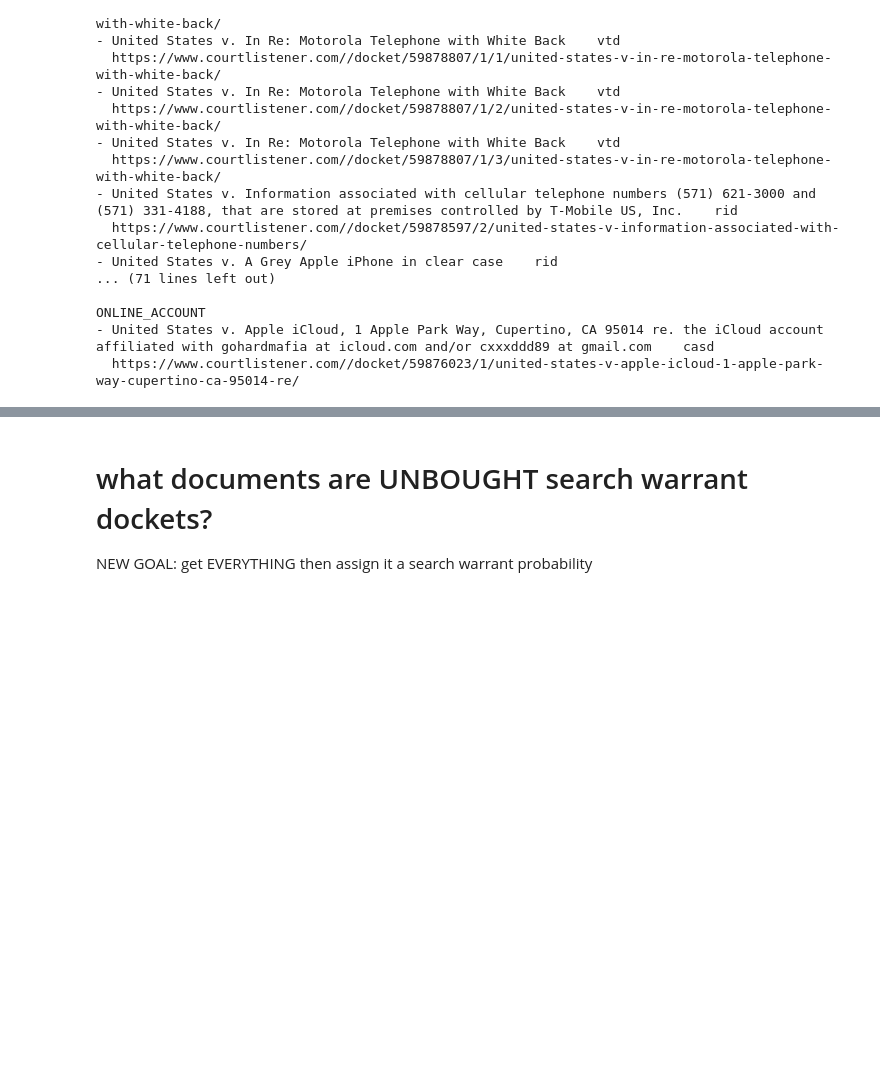
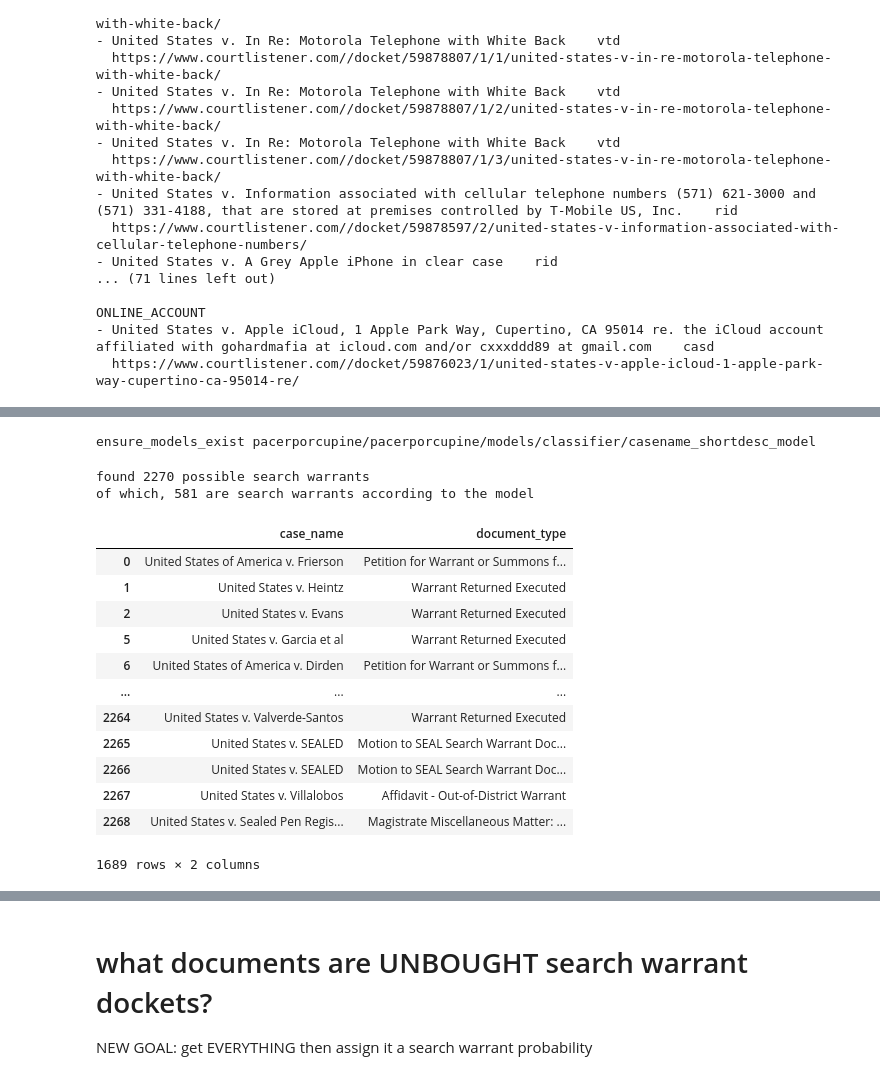
Before and after one commit to jeremybmerrill/pacerai, a Jupyter notebook: Tow PACER.ipynb, the cells around one changed output, grey strips where cells are left out. Saved outputs shown, nothing was run; the diff lists cells and outputs as text; code cells hidden in the pictures; blank space fills up the shorter version.

```diff
--- a/Tow PACER.ipynb
+++ b/Tow PACER.ipynb
@@ -220,0 +223,10 @@ ONLINE_ACCOUNT
+# %%
+from sqlalchemy import create_engine
+import pandas as pd
+from os import environ
+live_engine = create_engine(environ.get("LIVE_DATABASE_URL"))
+
+docs_df = pd.read_sql("""
+    select * from rss_docket_entries where document_type ilike '%%warrant%%' and pub_date > %(start_date)s;
+    """, live_engine, params={"start_date": "2021-05-10"})
+docs_df.head(8)
@@ -220,0 +243,37 @@ ONLINE_ACCOUNT
+# %%
+import pacerporcupine.courtlistener_search_warrant_alerter.alert as courtlistener_search_warrant_alerter
+casename_shortdesc_classifier = courtlistener_search_warrant_alerter.Classifier("pacerporcupine/pacerporcupine/models/classifier/casename_shortdesc_model/")
+# %% [output]
+ensure_models_exist pacerporcupine/pacerporcupine/models/classifier/casename_shortdesc_model
+# %%
+print("found {} possible search warrants".format(docs_df.shape[0]))
+docs_df["case_name"] = docs_df["case_name"].str.replace("USA v.", "United States v.")
+docs_df["to_classify"] = docs_df.case_name + " " + docs_df.document_type
+docs_df = casename_shortdesc_classifier.predict(docs_df, "to_classify")
+search_warrants_document_type = docs_df[docs_df["predicted_class"] == 1].copy()
+print(
+    "of which, {} are search warrants according to the model".format(
+        search_warrants_document_type.shape[0]
+    )
+)
+# %% [output]
+found 2270 possible search warrants
+of which, 581 are search warrants according to the model
+# %%
+## just to check, look at the non-search_warrants
+docs_df[docs_df["predicted_class"] == 0][["case_name", "document_type"]]
+# docs_df[docs_df["predicted_class"] == 1]
+# %% [output]
+|  | case_name | document_type |
+| 0 | United States of America v. Frierson | Petition for Warrant or Summons f... |
+| 1 | United States v. Heintz | Warrant Returned Executed |
+| 2 | United States v. Evans | Warrant Returned Executed |
+| 5 | United States v. Garcia et al | Warrant Returned Executed |
+| 6 | United States of America v. Dirden | Petition for Warrant or Summons f... |
+| ... | ... | ... |
+| 2264 | United States v. Valverde-Santos | Warrant Returned Executed |
+| 2265 | United States v. SEALED | Motion to SEAL Search Warrant Doc... |
+| 2266 | United States v. SEALED | Motion to SEAL Search Warrant Doc... |
+| 2267 | United States v. Villalobos | Affidavit - Out-of-District Warrant |
+| 2268 | United States v. Sealed Pen Regis... | Magistrate Miscellaneous Matter: ... |
+1689 rows × 2 columns
```
Also changed, not shown: parts of 10 cells of this notebook, 1 other file.
